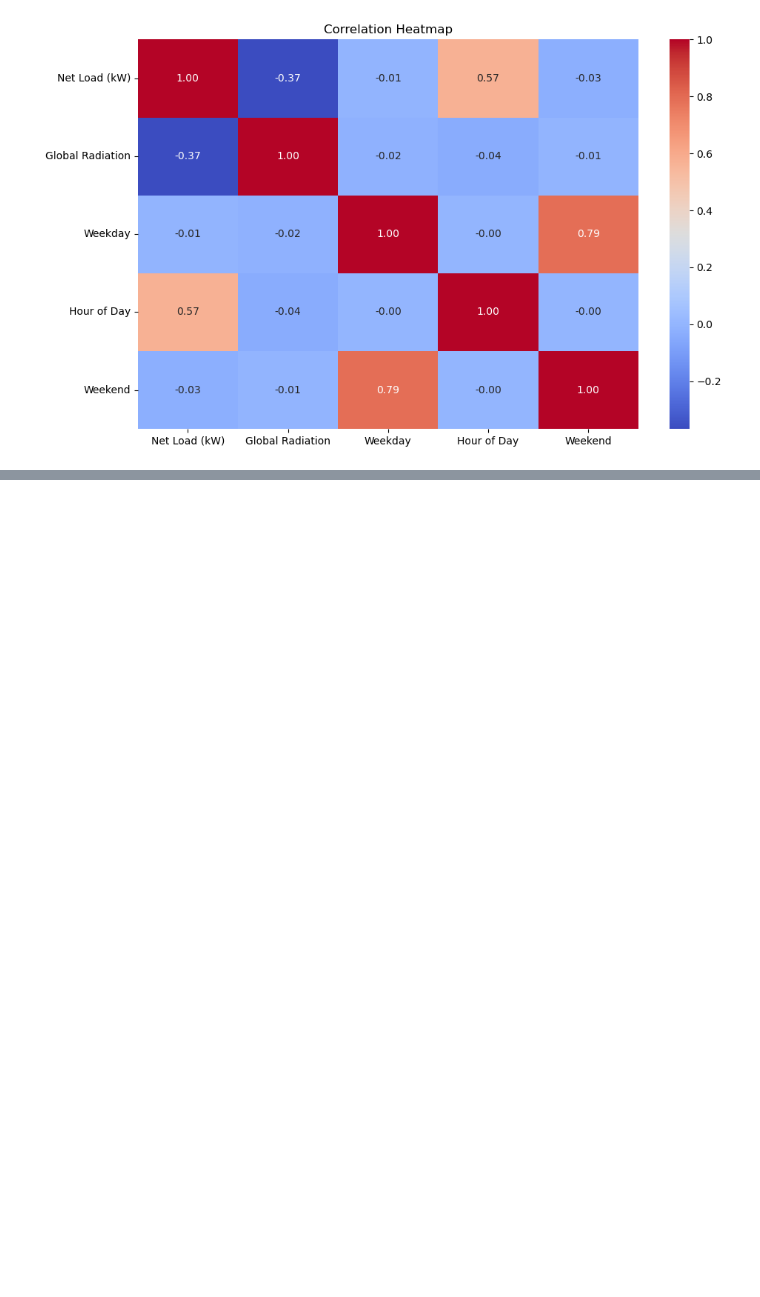
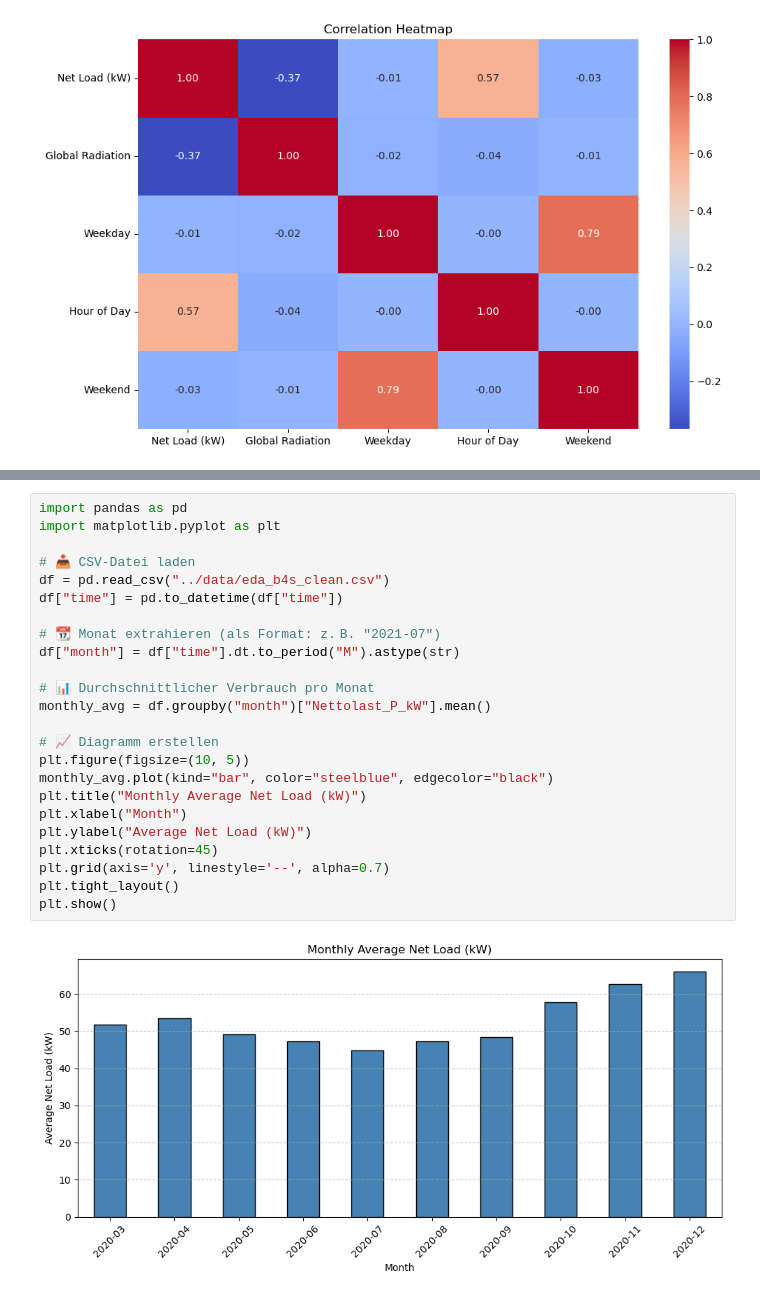
Before and after one commit to feizicodes/ml-netload-prediction, a Jupyter notebook: scr/EDA.ipynb, the cells around one changed output, grey strips where cells are left out. Drawn from its saved outputs; the diff is of its cells as text; blank space fills up the shorter version.

```diff
--- a/scr/EDA.ipynb
+++ b/scr/EDA.ipynb
@@ -387,0 +537,26 @@ plt.show()
+# %%
+import pandas as pd
+import matplotlib.pyplot as plt
+
+# 📥 CSV-Datei laden
+df = pd.read_csv("../data/eda_b4s_clean.csv")
+df["time"] = pd.to_datetime(df["time"])
+
+# 📆 Monat extrahieren (als Format: z. B. "2021-07")
+df["month"] = df["time"].dt.to_period("M").astype(str)
+
+# 📊 Durchschnittlicher Verbrauch pro Monat
+monthly_avg = df.groupby("month")["Nettolast_P_kW"].mean()
+
+# 📈 Diagramm erstellen
+plt.figure(figsize=(10, 5))
+monthly_avg.plot(kind="bar", color="steelblue", edgecolor="black")
+plt.title("Monthly Average Net Load (kW)")
+plt.xlabel("Month")
+plt.ylabel("Average Net Load (kW)")
+plt.xticks(rotation=45)
+plt.grid(axis='y', linestyle='--', alpha=0.7)
+plt.tight_layout()
+plt.show()
+# %% [output]
+[figure, added]
```
Also changed, not shown: parts of 9 cells of this notebook, 1 other file.
